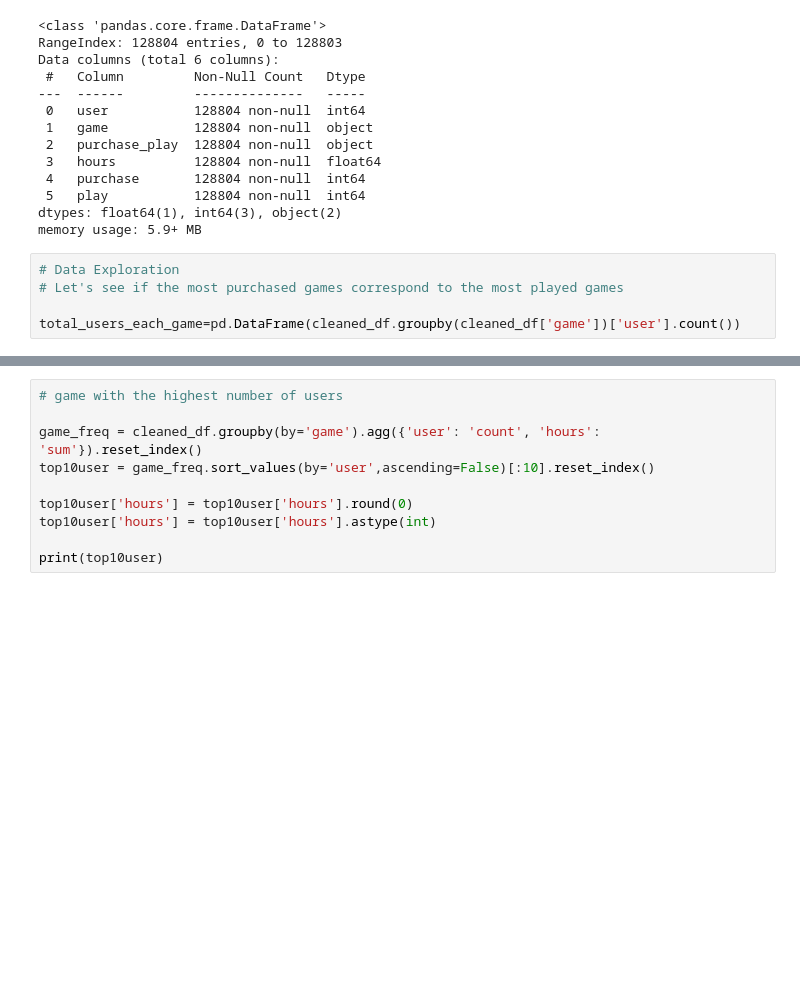
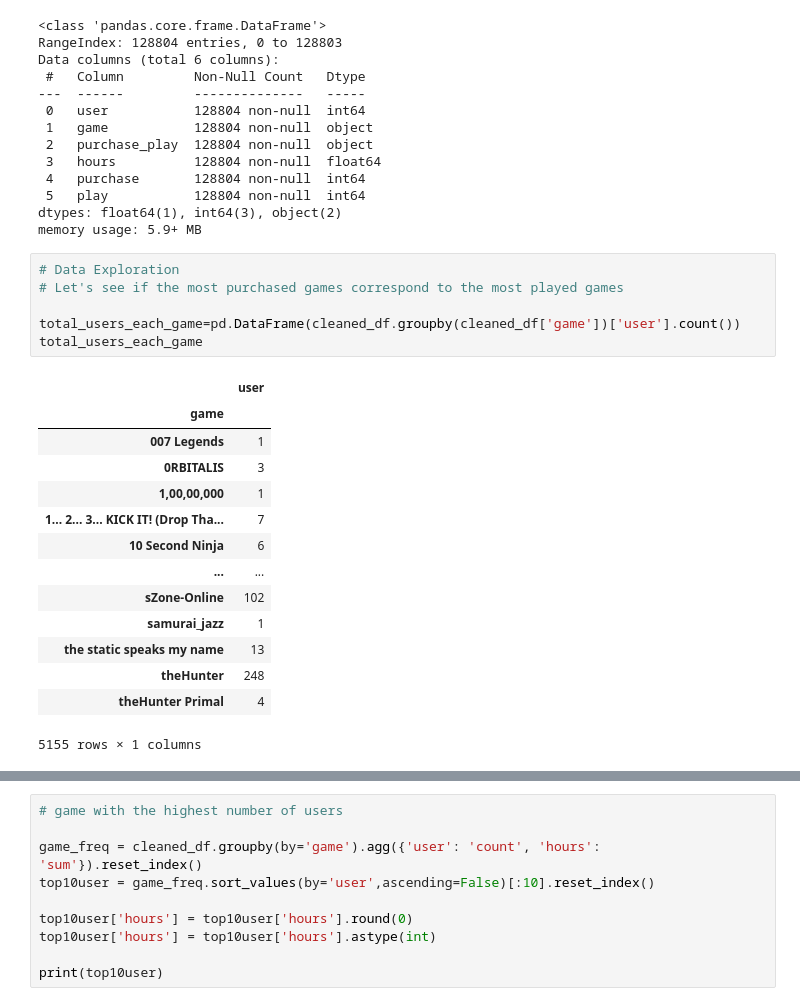
Before and after one commit to rajdeinno/recommedation-system, a Jupyter notebook: data_eda.ipynb, the cells around one changed output, grey strips where cells are left out. Drawn from its saved outputs; the diff is of its cells as text; blank space fills up the shorter version.

```diff
--- a/data_eda.ipynb
+++ b/data_eda.ipynb
@@ -25,8 +25,24 @@ memory usage: 5.9+ MB
 # %%
 # Data Exploration
 # Let's see if the most purchased games correspond to the most played games
 
 total_users_each_game=pd.DataFrame(cleaned_df.groupby(cleaned_df['game'])['user'].count())
+total_users_each_game
+# %% [output]
+|  | user |
+| game |  |
+| 007 Legends | 1 |
+| 0RBITALIS | 3 |
+| 1,00,00,000 | 1 |
+| 1... 2... 3... KICK IT! (Drop Tha... | 7 |
+| 10 Second Ninja | 6 |
+| ... | ... |
+| sZone-Online | 102 |
+| samurai_jazz | 1 |
+| the static speaks my name | 13 |
+| theHunter | 248 |
+| theHunter Primal | 4 |
+5155 rows × 1 columns
 # %%
 game_total_hrs = cleaned_df.groupby(by='game')['hours'].sum()
 most_played_games = game_total_hrs.sort_values(ascending=False)[:20]
```
Also changed, not shown: parts of 3 cells of this notebook, 4 other files.
